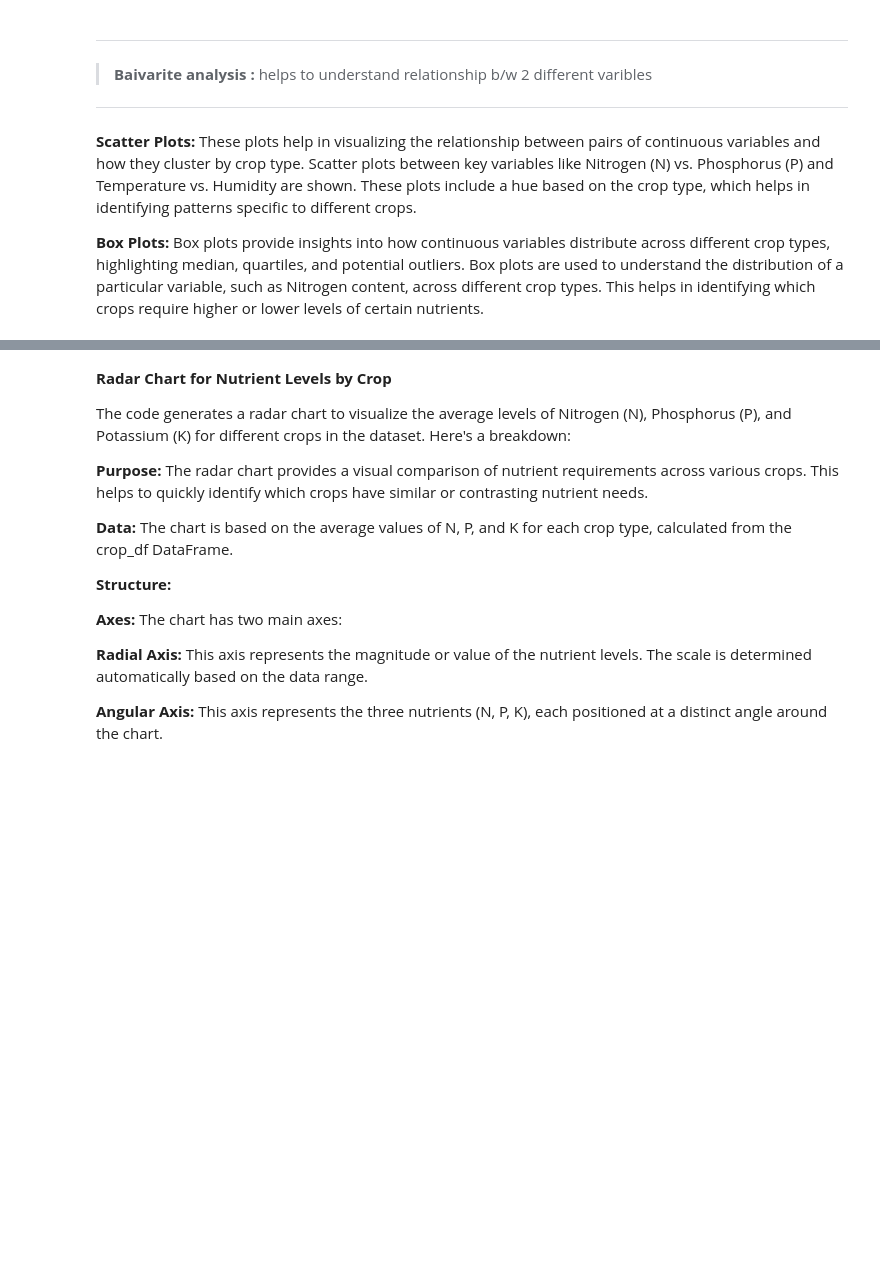
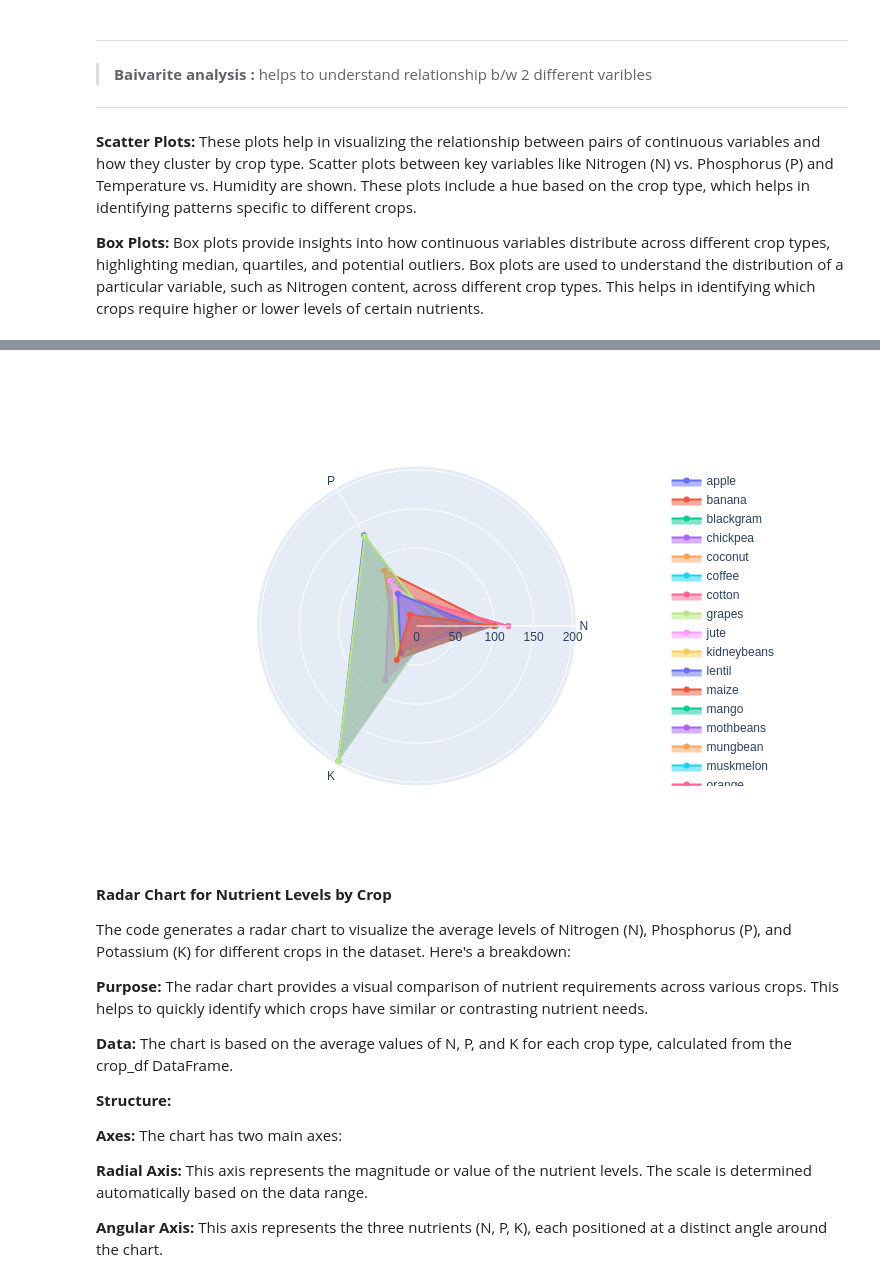
Before and after one commit to Lavkesh-kumar/Crop-and-Fertilizer-Recommendation-System, a Jupyter notebook: Crop_recommendation_EDA.ipynb, the cells around one changed output, grey strips where cells are left out. Cells and saved outputs as stored; diff of their text form; code cells hidden in the pictures; blank space fills up the shorter version.

```diff
--- a/Crop_recommendation_EDA.ipynb
+++ b/Crop_recommendation_EDA.ipynb
@@ -351,6 +350,9 @@ fig.update_layout(
 )
 # fig.show()
 
-html_representation = fig.to_html(full_html=False, include_plotlyjs='cdn')
-display(HTML(html_representation))
+# html_representation = fig.to_html(full_html=False, include_plotlyjs='cdn')
+# display(HTML(html_representation))
+
+fig.write_image("radar_chart.png")  # Save as PNG
+Image("radar_chart.png")  # Display in notebook
 # %% [output]
@@ -358,3 +359,4 @@ display(HTML(html_representation))
+[figure, added]
 # %% [markdown]
 **Radar Chart for Nutrient Levels by Crop**
 
```
Also changed, not shown: parts of 7 cells of this notebook.
